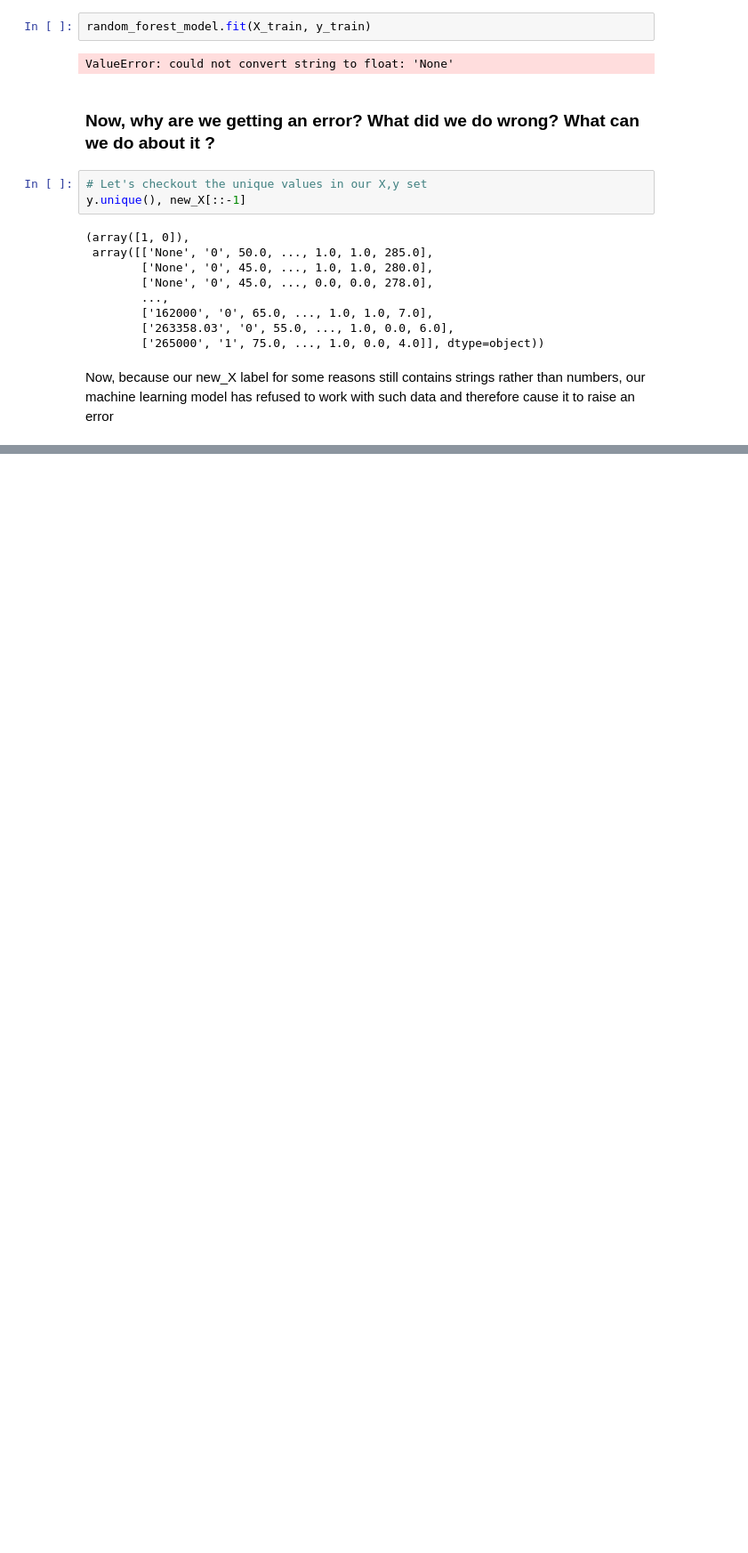
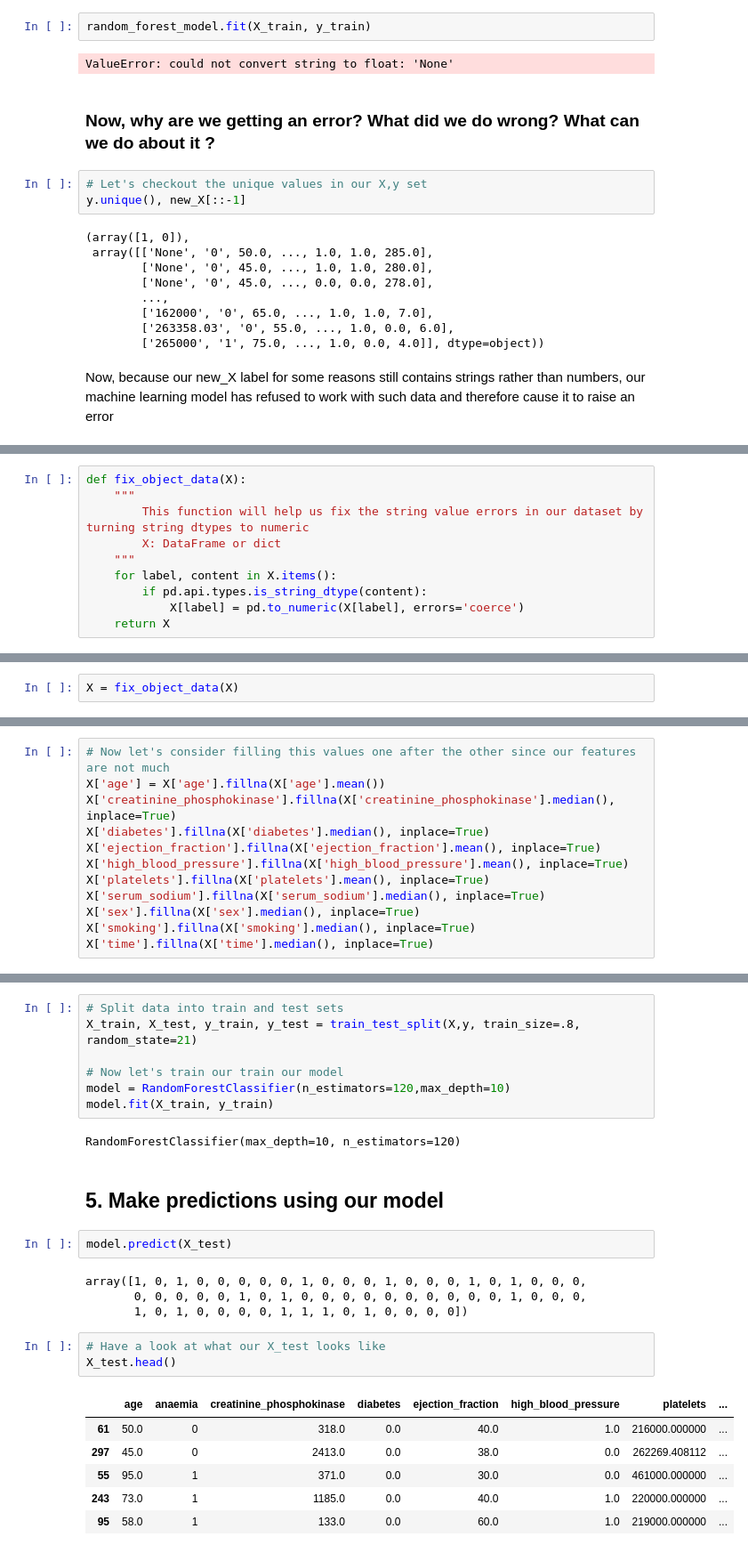
Before and after one commit to anice1/DevC-Abuja-Presentation, a Jupyter notebook: Untitled.ipynb, the cells around one changed output, grey strips where cells are left out. Shown: that part at 89% size. Drawn from its saved outputs; the diff is of its cells as text; blank space fills up the shorter version.

```diff
--- a/Untitled.ipynb
+++ b/Untitled.ipynb
@@ -338,0 +319,10 @@ df['age'] = df['age'].fillna(df['age'].)
+# %%
+def fix_object_data(X):
+    """
+        This function will help us fix the string value errors in our dataset by turning string dtypes to numeric
+        X: DataFrame or dict
+    """
+    for label, content in X.items():
+        if pd.api.types.is_string_dtype(content):
+            X[label] = pd.to_numeric(X[label], errors='coerce')
+    return X
@@ -338,0 +363,2 @@ df['age'] = df['age'].fillna(df['age'].)
+# %%
+X = fix_object_data(X)
@@ -338,0 +376,12 @@ df['age'] = df['age'].fillna(df['age'].)
+# %%
+# Now let's consider filling this values one after the other since our features are not much
+X['age'] = X['age'].fillna(X['age'].mean())
+X['creatinine_phosphokinase'].fillna(X['creatinine_phosphokinase'].median(), inplace=True)
+X['diabetes'].fillna(X['diabetes'].median(), inplace=True)
+X['ejection_fraction'].fillna(X['ejection_fraction'].mean(), inplace=True)
+X['high_blood_pressure'].fillna(X['high_blood_pressure'].mean(), inplace=True)
+X['platelets'].fillna(X['platelets'].mean(), inplace=True)
+X['serum_sodium'].fillna(X['serum_sodium'].median(), inplace=True)
+X['sex'].fillna(X['sex'].median(), inplace=True)
+X['smoking'].fillna(X['smoking'].median(), inplace=True)
+X['time'].fillna(X['time'].median(), inplace=True)
@@ -338,0 +409,27 @@ df['age'] = df['age'].fillna(df['age'].)
+# %%
+# Split data into train and test sets
+X_train, X_test, y_train, y_test = train_test_split(X,y, train_size=.8, random_state=21)
+
+# Now let's train our train our model
+model = RandomForestClassifier(n_estimators=120,max_depth=10)
+model.fit(X_train, y_train)
+# %% [output]
+RandomForestClassifier(max_depth=10, n_estimators=120)
+# %% [markdown]
+## 5. Make predictions using our model
+# %%
+model.predict(X_test)
+# %% [output]
+array([1, 0, 1, 0, 0, 0, 0, 0, 1, 0, 0, 0, 1, 0, 0, 0, 1, 0, 1, 0, 0, 0,
+       0, 0, 0, 0, 0, 1, 0, 1, 0, 0, 0, 0, 0, 0, 0, 0, 0, 0, 1, 0, 0, 0,
+       1, 0, 1, 0, 0, 0, 0, 1, 1, 1, 0, 1, 0, 0, 0, 0])
+# %%
+# Have a look at what our X_test looks like
+X_test.head()
+# %% [output]
+|  | age | anaemia | creatinine_phosphokinase | diabetes | ejection_fraction | high_blood_pressure | platelets | ... |
+| 61 | 50.0 | 0 | 318.0 | 0.0 | 40.0 | 1.0 | 216000.000000 | ... |
+| 297 | 45.0 | 0 | 2413.0 | 0.0 | 38.0 | 0.0 | 262269.408112 | ... |
+| 55 | 95.0 | 1 | 371.0 | 0.0 | 30.0 | 0.0 | 461000.000000 | ... |
+| 243 | 73.0 | 1 | 1185.0 | 0.0 | 40.0 | 1.0 | 220000.000000 | ... |
+| 95 | 58.0 | 1 | 133.0 | 0.0 | 60.0 | 1.0 | 219000.000000 | ... |
```
Also changed, not shown: parts of 23 cells of this notebook, 7 other files.
